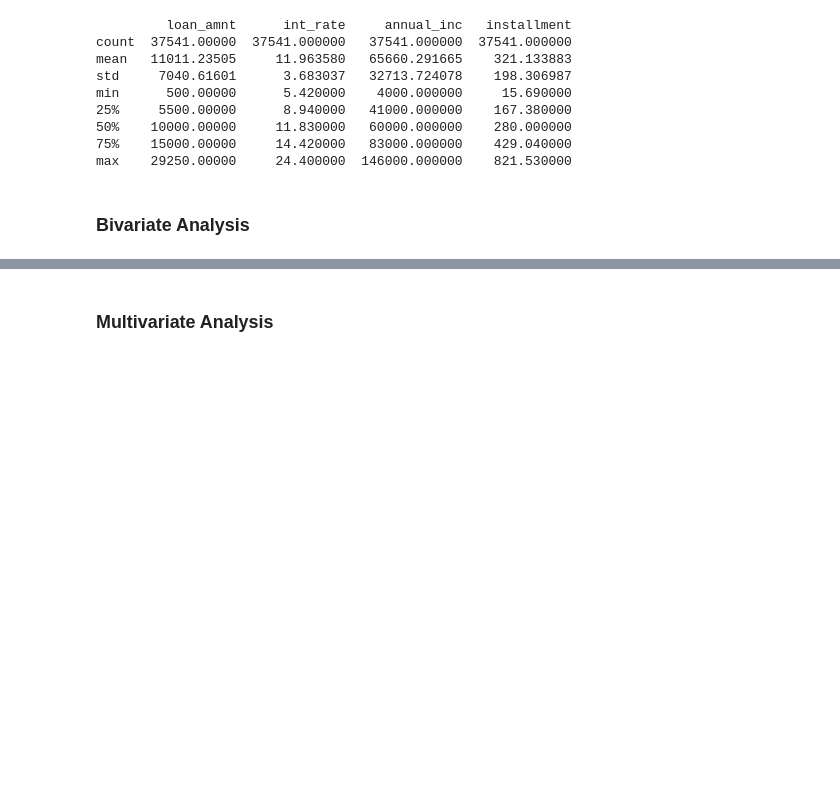
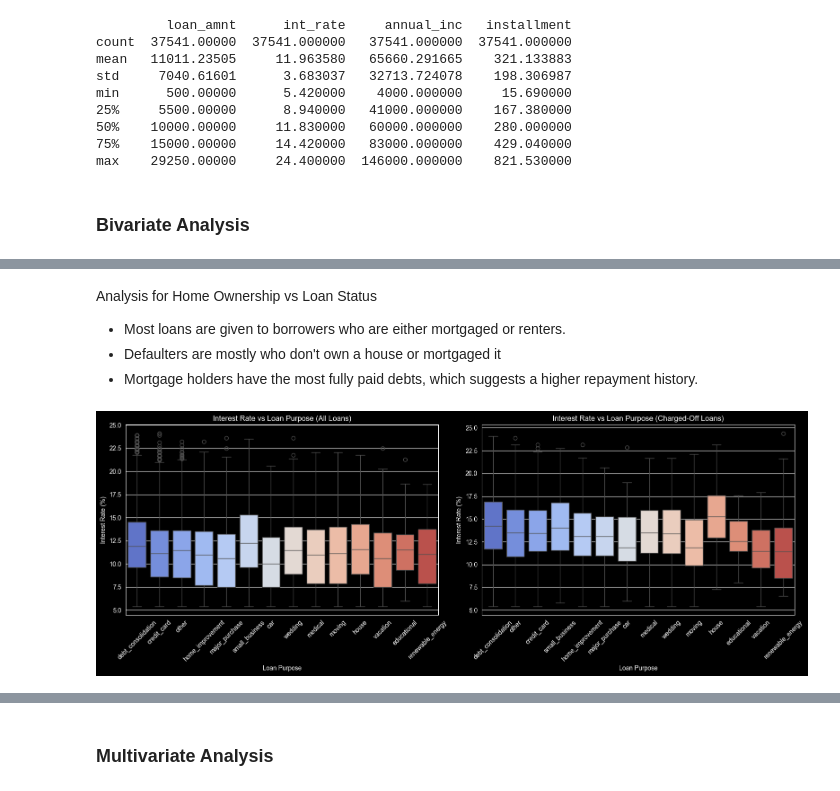
Before and after one commit to muralik31/Lending-Club-Case-Study, a Jupyter notebook: Murali_Krishna_Kondapally.ipynb, the cells around one changed output, grey strips where cells are left out. Cells and saved outputs as stored; diff of their text form; code cells hidden in the pictures; blank space fills up the shorter version.

```diff
--- a/Murali_Krishna_Kondapally.ipynb
+++ b/Murali_Krishna_Kondapally.ipynb
@@ -872,0 +855,29 @@ plt.show()
+# %% [markdown]
+Analysis for Home Ownership vs Loan Status
+- Most loans are given to borrowers who are either mortgaged or renters.
+- Defaulters are mostly who don't own a house or mortgaged it
+- Mortgage holders have the most fully paid debts, which suggests a higher repayment history.
+# %%
+# Grouping the data for visualization
+plt.figure(figsize=(16, 6))
+
+# All Loans
+plt.subplot(1, 2, 1)
+sns.boxplot(data=df_fully_paid, x='purpose', y='int_rate', palette='coolwarm', order=df_latest['purpose'].value_counts().index)
+plt.title('Interest Rate vs Loan Purpose (All Loans)')
+plt.xlabel('Loan Purpose')
+plt.ylabel('Interest Rate (%)')
+plt.xticks(rotation=45)
+
+# Charged-Off Loans
+plt.subplot(1, 2, 2)
+sns.boxplot(data=df_charged_off, x='purpose', y='int_rate', palette='coolwarm', order=df_charged_off['purpose'].value_counts().index)
+plt.title('Interest Rate vs Loan Purpose (Charged-Off Loans)')
+plt.xlabel('Loan Purpose')
+plt.ylabel('Interest Rate (%)')
+plt.xticks(rotation=45)
+
+plt.tight_layout()
+plt.show()
+# %% [output]
+[figure, added]
```
Also changed, not shown: parts of 15 cells of this notebook.
